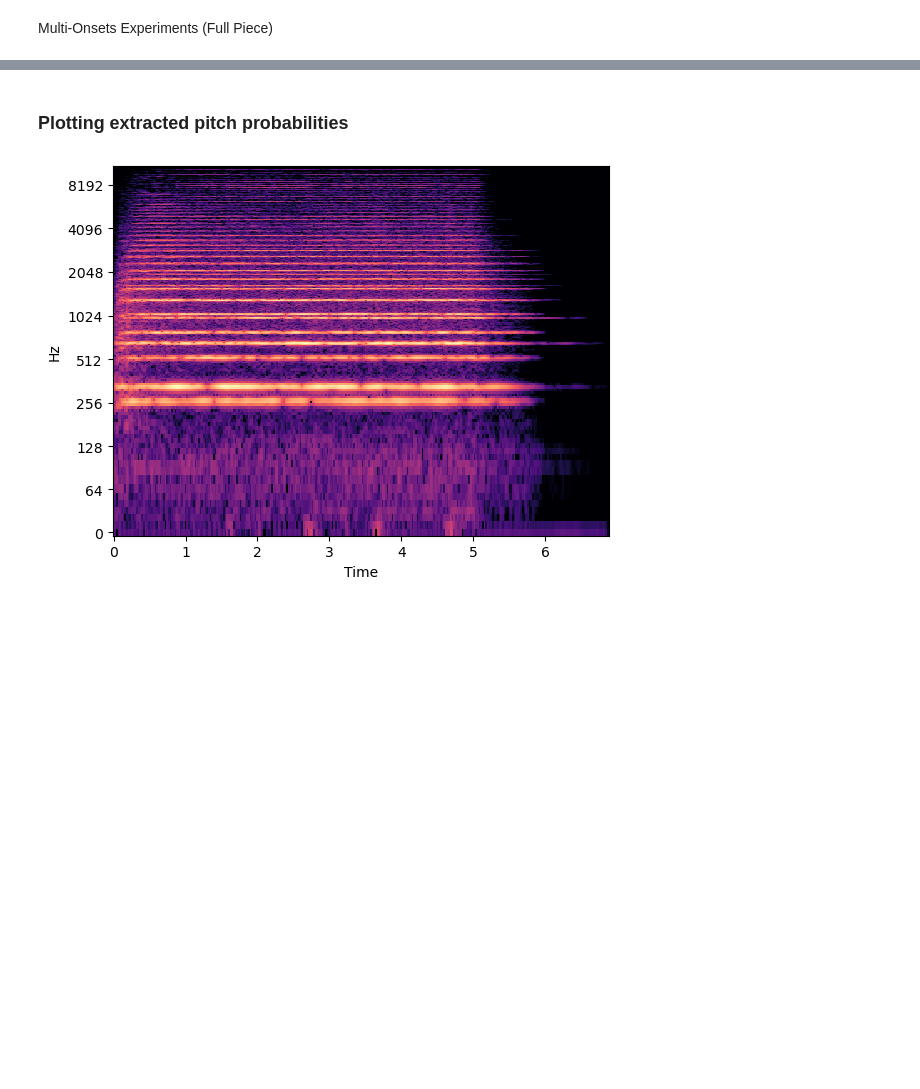
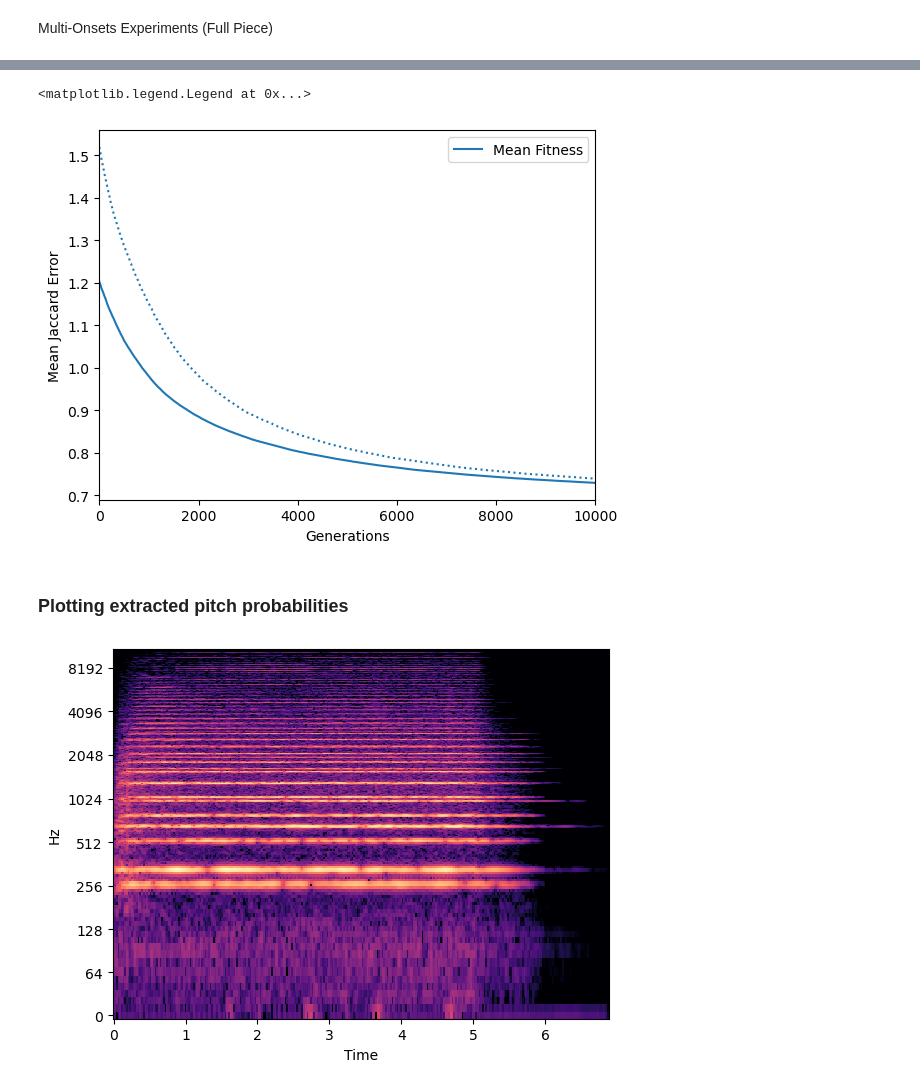
Before and after one commit to jd-rub/MA-thesis, a Jupyter notebook: notebooks/plotting.ipynb, the cells around one changed output, grey strips where cells are left out. Saved outputs shown, nothing was run; the diff lists cells and outputs as text; code cells hidden in the pictures; blank space fills up the shorter version.

```diff
--- a/notebooks/plotting.ipynb
+++ b/notebooks/plotting.ipynb
@@ -168,3 +225,18 @@ df_fit.plot(xlabel="Generations", ylabel="Mean Fitness", xlim=(0, 10000))
+# %%
+# Compare baseline and pre-process
+fig, ax = plt.subplots()
+
+# Baseline (Run code cell above first)
+df_fit_base.plot(xlabel="Generations", ylabel="Mean Jaccard Error", xlim=(0, 10000), ax=ax, linestyle="dotted", color=["tab:blue"])
+
+# Pre-processed base
+df_fit_preprocess.plot(xlabel="Generations", ylabel="Mean Jaccard Error", xlim=(0, 10000), ax=ax, linestyle="solid", color=["tab:blue"])
+ax.legend(labels=["_nolegend_", "Mean Fitness"])
+# Pre-processed less mutation strength
+# df_preprocess_less.plot(xlabel="Generations", ylabel="Mean Jaccard Error", xlim=(0, 10000), ax=ax, linestyle="solid", color=["tab:blue", "tab:orange", "tab:green"])
+# %% [output]
+<matplotlib.legend.Legend at 0x...>
+[figure, added]
 # %% [markdown]
 ### Plotting extracted pitch probabilities
 # %%
```
Also changed, not shown: parts of 15 cells of this notebook, 1 other file.
